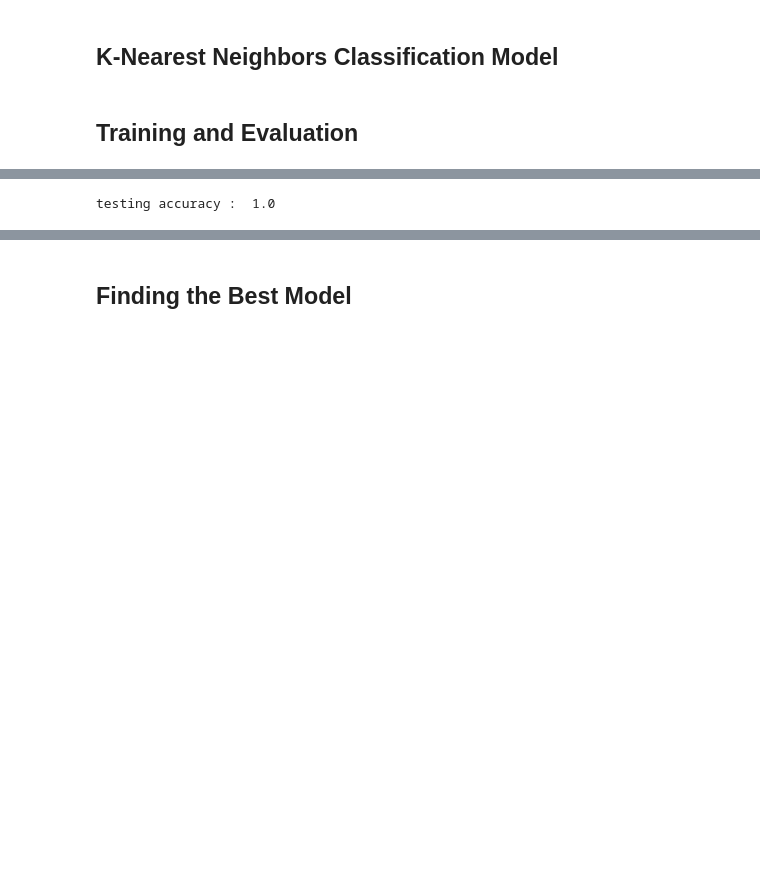
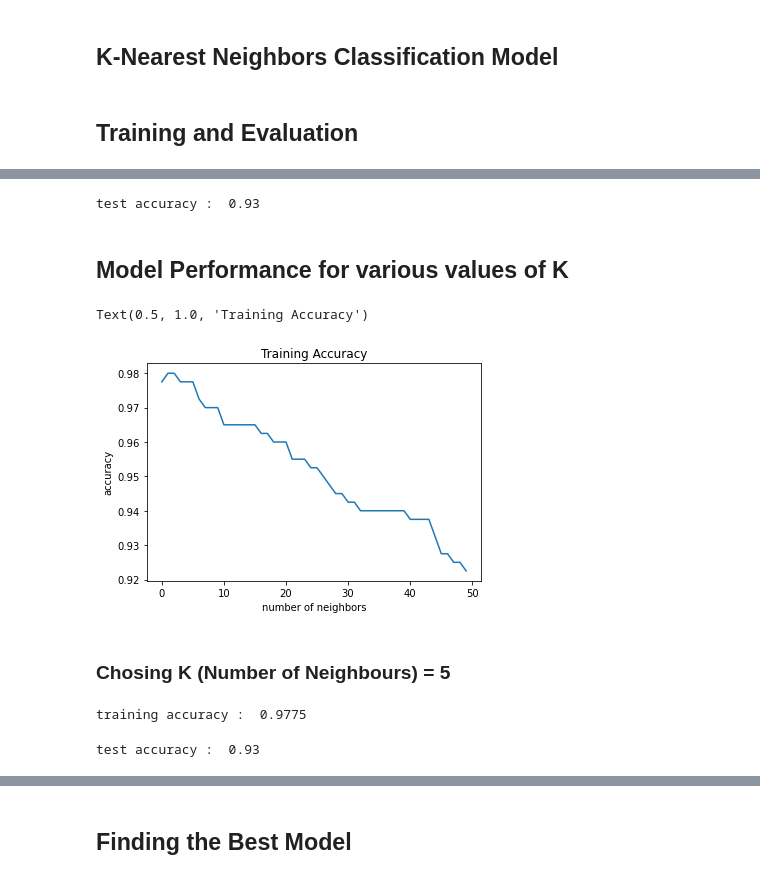
Before and after one commit to Suraj1199/DLfromScratch, a Jupyter notebook: K_Nearest_Neighbors.ipynb, the cells around one changed output, grey strips where cells are left out. Drawn from its saved outputs; the diff is of its cells as text; code cells hidden in the pictures; blank space fills up the shorter version.

```diff
--- a/K_Nearest_Neighbors.ipynb
+++ b/K_Nearest_Neighbors.ipynb
@@ -68,6 +78,38 @@ class KNNeighborsClassifier:
         y_pred = self.predict(X)
         accuracy = np.mean(np.equal(y, y_pred))
         return accuracy
+
+    def plot_prediction_boundary(self, X, y, n_features=None, ec='k', s=50, cmap=None, alpha=0.7):
+        n_features = n_features if n_features else X.shape[-1]
+        xx = [0] * n_features
+        for i in range(n_features):
+            xx[i] = np.arange(X[:, i].min() - 1, X[:, i].max() + 1, 0.1)
+
+        figsize = np.array([n_features - 1, n_features])
+        plt.figure(figsize=figsize * 7)
+        n = 1
+        for i in range(n_features):
+            x = list(range(n_features))
+            x.remove(i)
+            for j in range(n_features - 1):
+                plt.subplot(figsize[1], figsize[0], n)
+
+                data_train = np.c_[X[:, i], X[:, j]]
+                model.fit(data_train, y)
+
+                X1, X2 = np.meshgrid(xx[i], xx[j])
+                data_test = np.c_[X1.ravel(), X2.ravel()]
+                data_pred = model.predict(data_test)
+
+                Z = data_pred.reshape(xx[j].shape[0], xx[i].shape[0])
+
+                extent=[X[:, i].min() - 1, X[:, i].max() + 1, X[:, j].min() - 1, X[:, j].max() + 1]
+                plt.imshow(Z, origin='lower', extent=extent, alpha=alpha, aspect='auto')
+
+                plt.scatter(X[:, i], X[:, j], c=y, ec=ec, s=s, cmap=cmap)
+                plt.xlabel(f'X{x[j] + 1}')
+                plt.ylabel(f'X{i + 1}')
+                n += 1
 # %% [markdown]
 ## Training and Evaluation
 # %%
@@ -82,5 +124,23 @@ training accuracy :  0.9083333333333333
 # %%
 test_acc = model.evaluate(X_test, y_test)
-print('testing accuracy : ', test_acc)
+print('test accuracy : ', test_acc)
 # %% [output]
-testing accuracy :  1.0
+test accuracy :  0.93
+# %% [markdown]
+## Model Performance for various values of K
+# %%
+accuracy_per_k = []
+for k in range(1, 51):
+    model = KNNeighborsClassifier(n_neighbors=k)
+    model.fit(X_train, y_train)
+    train_acc = model.evaluate(X_train, y_train)
+    accuracy_per_k.append(train_acc)
+plt.plot(accuracy_per_k)
+plt.xlabel('number of neighbors')
+plt.ylabel('accuracy')
+plt.title('Training Accuracy')
+# %% [output]
+Text(0.5, 1.0, 'Training Accuracy')
+[figure, added]
+# %% [markdown]
+### Chosing K (Number of Neighbours) = 5
@@ -86,0 +151,10 @@ testing accuracy :  1.0
+# %%
+train_acc = model.evaluate(X_train, y_train)
+print('training accuracy : ', train_acc)
+# %% [output]
+training accuracy :  0.9775
+# %%
+test_acc = model.evaluate(X_test, y_test)
+print('test accuracy : ', test_acc)
+# %% [output]
+test accuracy :  0.93
```
Also changed, not shown: parts of 31 cells of this notebook.
